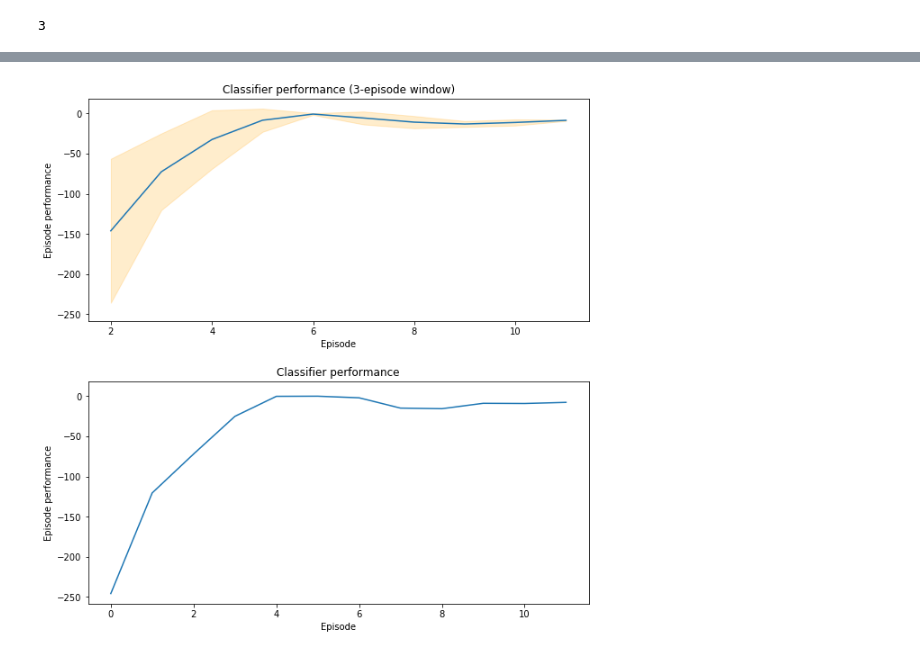
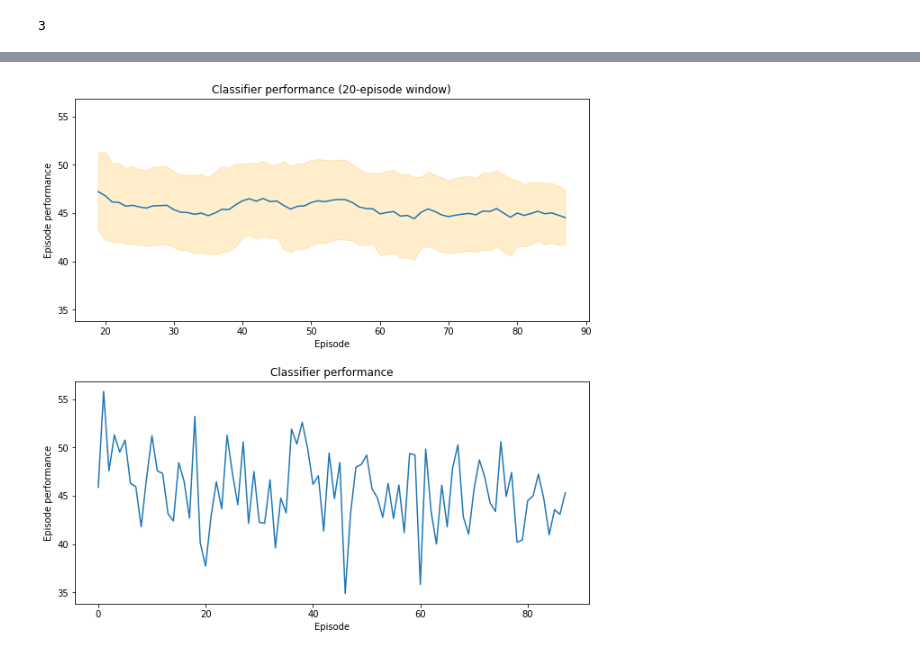
Before and after one commit to bcsaldias/conditional-seqlevel-lm, a Jupyter notebook: 04-baseline+reward.ipynb, the cells around one changed output, grey strips where cells are left out. Cells and saved outputs as stored; diff of their text form; code cells hidden in the pictures.

```diff
--- a/04-baseline+reward.ipynb
+++ b/04-baseline+reward.ipynb
@@ -8,7 +8,7 @@ GLOVE_EMBEDDING = GloVe(name="6B", dim=300)
 # %%
 train_dataset, val_dataset, test_dataset, review_text_FIELD, theme_FIELD = get_dataset(vectors = GLOVE_EMBEDDING)
 # %%
-batch_size = 20
+batch_size = 100
 train_iter = get_iterator(train_dataset, batch_size, train=True, shuffle=True, repeat=False)
 val_iter = get_iterator(val_dataset, batch_size, train=False, shuffle=True, repeat=False)
 test_iter = get_iterator(test_dataset, batch_size, train=False, shuffle=True, repeat=False)
@@ -114,8 +130,9 @@ optimizer = optim.Adam(model.parameters(), lr=0.01)
 # %%
-for i, batch in enumerate(test_list):
-    labels = batch.theme.cuda().long() - 1
-    batch = batch.review_text.cuda().long()
-    if batch.shape[0] > 3:
-        print(i)
-        break
-ok_test_list = test_list[i:]
+if False:
+    for i, batch in enumerate(test_list):
+        labels = batch.theme.cuda().long() - 1
+        batch = batch.review_text.cuda().long()
+        if batch.shape[0] > 3:
+            print(i)
+            break
+    ok_test_list = test_list[i:]
@@ -131,6 +146,7 @@ class ReinforcedModel(nn.Module):
         self.gamma = gamma
 
         self.policy_history = Variable(torch.Tensor()).cuda()
+        self.policy_actions = Variable(torch.Tensor()).cuda().long()
         self.reward_episode = []
         self.reward_history = []
         self.loss_history = []
@@ -149,0 +157,10 @@ main(episodes, policy, optimizer, 0.99, ok_test_list[0])
+# %%
+if True:
+    with open('./baseline/best_model_base_model_ppl_67.5461793533482.model', 'rb') as file:
+        model = torch.load(file)
+        model.eval()
+    model.train()
+    policy = ReinforcedModel(model, 0.99).cuda()
+
+    import torch.optim as optim
+    optimizer = optim.Adadelta(model.parameters(), lr=0.1)
@@ -152,25 +218,25 @@ import matplotlib.pyplot as plt
 import pandas as pd
 %matplotlib inline
 # %%
-window = 3#int(episodes/20)
+window = 20#int(episodes/20)
 
 fig, ((ax1), (ax2)) = plt.subplots(2, 1, sharey=True, figsize=[9,9]);
 
 reward_history = [x.sum() for x in policy.reward_history]
 
 rolling_mean = pd.Series(reward_history).rolling(window).mean()
 std = pd.Series(reward_history).rolling(window).std()
 ax1.plot(rolling_mean)
 ax1.fill_between(range(len(reward_history)),rolling_mean-std, rolling_mean+std, color='orange', alpha=0.2)
 ax1.set_title('Classifier performance ({}-episode window)'.format(window))
 ax1.set_xlabel('Episode'); ax1.set_ylabel('Episode performance')
 
 ax2.plot(reward_history)
 ax2.set_title('Classifier performance')
 ax2.set_xlabel('Episode'); ax2.set_ylabel('Episode performance')
 
 fig.tight_layout(pad=2)
 plt.show()
 #fig.savefig('results.png')
 # %% [output]
-[figure, old version]
+[figure, new version]
```
Also changed, not shown: parts of 14 cells of this notebook.
